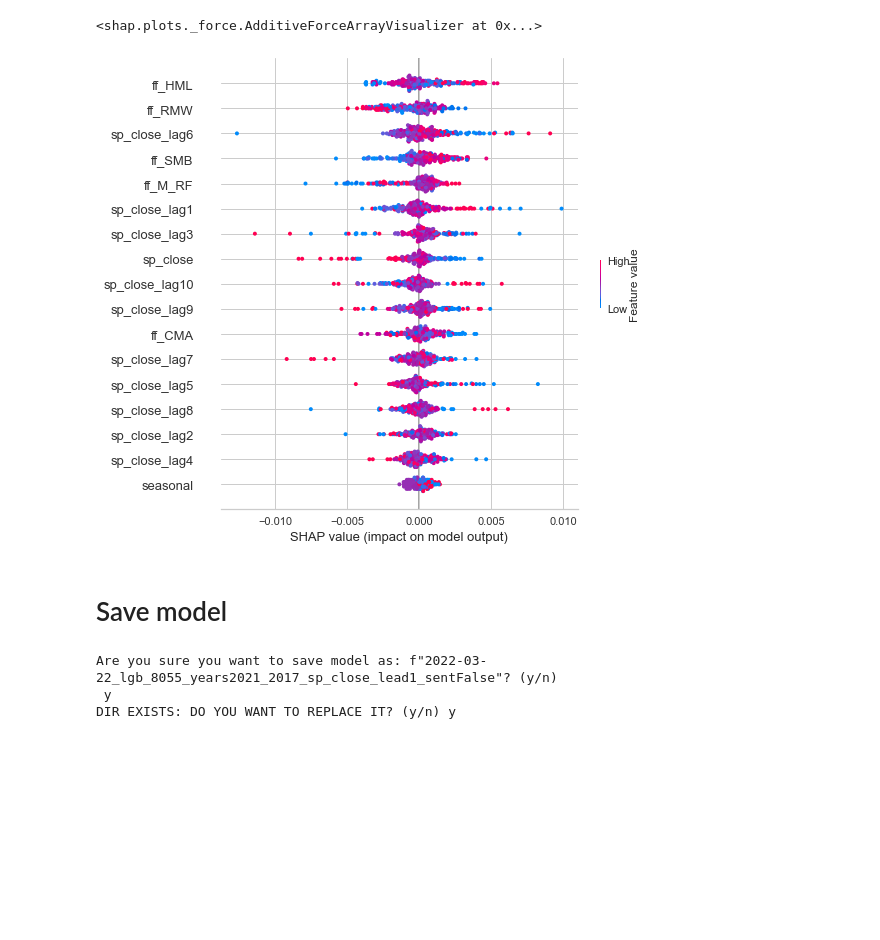
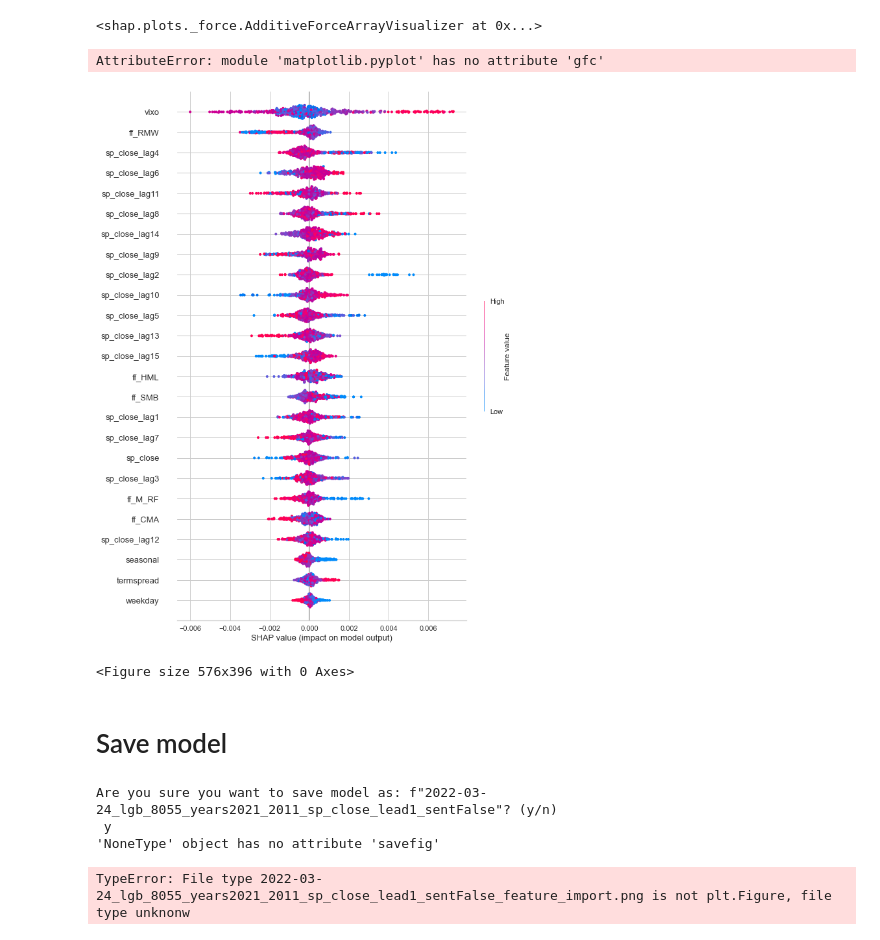
Before and after one commit to lukasgrahl/bachelor, a Jupyter notebook: notebooks/3.2-lgbm_model.ipynb, the cells around one changed output. Drawn from its saved outputs; the diff is of its cells as text; code cells hidden in the pictures; blank space fills up the shorter version.

Commit message:
TRAINING STAGE 5

```diff
--- a/notebooks/3.2-lgbm_model.ipynb
+++ b/notebooks/3.2-lgbm_model.ipynb
@@ -31,7 +31,7 @@ is_sent = False
 week_day = 'daily'
 predicted = "sp_close_lead1"
 
-year_start = 2017
+year_start = 2011
 year_end = 2021
 year_spread = f'years{year_end}_{year_start}'
 
@@ -346,0 +315,8 @@ data_dict["model_features"].update(params=params)
+# %%
+lgb_wrapper = ExpandingPredictionLGB(model_in=lightgbm,
+                           X_train=X_train,
+                           y_train=y_train,
+                           X_test=X_test,
+                           y_test=y_test,
+                          params=params,
+                          categorical_features=data_dict['model_features']['categorical'])
@@ -347,31 +325,10 @@ data_dict["model_features"].update(params=params)
 # %% [markdown]
 # Model eval
 # %%
+%%capture
 lgb_eval = ModelValidation(X_train=X_train,
                            y_train=y_train,
                            X_validate=X_test,
                            y_validate=y_test,
-                           model=model,
+                           model=lgb_wrapper,
                           print_results=True)
-
-fig_truefit = lgb_eval.get_model_performance()
-stat, norm, hetero, d_watson = lgb_eval.analyse_resids()
-fig_lcurve = lgb_eval.lgbm_learning_curve(params, lgb_train, lgb_test, "Model Learning Curve", n_splits=10)
-fig_prices = lgb_eval.plot_results_on_price_scale(df_w,
-                                                  df_ws,
-                                                  sp_true_vals=data_dict["data"]["sp_true_vals"],
-                                                  show_pred_only=True)
-
-#update dict
-# residuals
-data_dict["model_metrics"].update(resid_stationarity=stat)
-data_dict["model_metrics"].update(resid_normality=norm)
-data_dict["model_metrics"].update(resid_heterskedasticity=hetero)
-data_dict["model_metrics"].update(d_watson_aucorr=d_watson)
-
-# model performance
-data_dict["model_metrics"].update(rmse=lgb_eval.rmse)
-data_dict["model_metrics"].update(mse=lgb_eval.mse)
-data_dict["model_metrics"].update(mae=lgb_eval.mae)
-data_dict["model_metrics"].update(r2=lgb_eval.r2)
-data_dict["model_metrics"].update(residuals=lgb_eval.resid_inv)
@@ -414,6 +410,6 @@ r2: 0.982701531
 # %% [markdown]
 # Shap values
 # %%
-explainer = shap.TreeExplainer(model)
+explainer = shap.TreeExplainer(lgb_eval.model.model)
 shap_values = explainer.shap_values(X_test)
 # %%
@@ -437,8 +433,14 @@ shap.force_plot(explainer.expected_value, shap_values[from_val : to_val], X_test
 # %% [output]
 <shap.plots._force.AdditiveForceArrayVisualizer at 0x...>
 # %%
-shap.summary_plot(shap_values, X_test)
+shap.summary_plot(shap_values, X_test, max_display=50, plot_size=(10, 15), show=False)
+feature_import = plt.gfc()
 # %% [output]
+AttributeError: module 'matplotlib.pyplot' has no attribute 'gfc'
-[figure, old version]
+[figure, new version]
+# %%
+f
+# %% [output]
+<Figure size 576x396 with 0 Axes>
 # %% [markdown]
 # Save model
@@ -445,6 +486,13 @@ shap.summary_plot(shap_values, X_test)
 # %%
-save_model(model, df_train, data_dict, fig_truefit, fig_lcurve, fig_prices, OUT_MODEL_DIR)
+save_model(model=lgb_eval.model.model,
+           df_train=df_train,
+           data_dict=data_dict,
+           plt_figures=[fig_truefit,
+                        fig_lcurve,
+                        feature_import],
+           fig_titles=['fig_truefit', 'fig_lcurve', 'feature_import'], model_dir=OUT_MODEL_DIR)
 # %% [output]
-Are you sure you want to save model as: f"2022-03-22_lgb_8055_years2021_2017_sp_close_lead1_sentFalse"? (y/n)
+Are you sure you want to save model as: f"2022-03-24_lgb_8055_years2021_2011_sp_close_lead1_sentFalse"? (y/n)
  y
-DIR EXISTS: DO YOU WANT TO REPLACE IT? (y/n) y
+'NoneType' object has no attribute 'savefig'
+TypeError: File type 2022-03-24_lgb_8055_years2021_2011_sp_close_lead1_sentFalse_feature_import.png is not plt.Figure, file type unknonw
```
Also changed, not shown: parts of 29 cells of this notebook, 11 other files.
